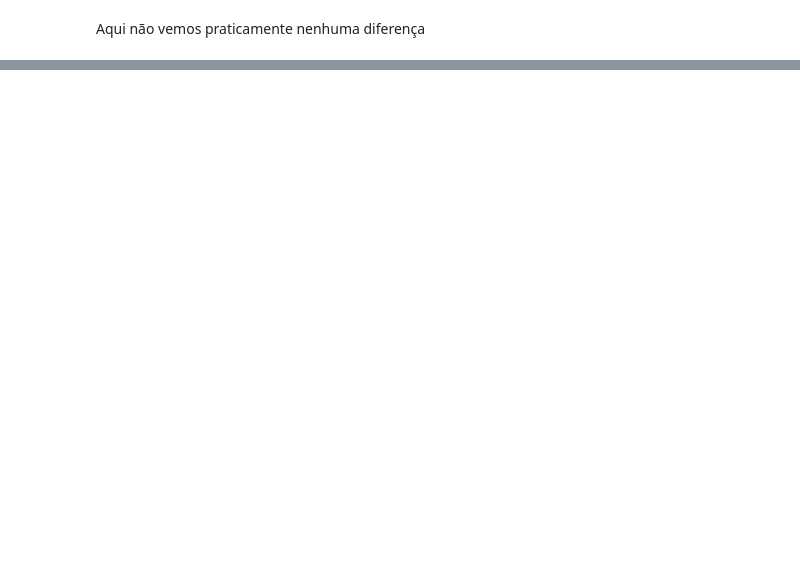
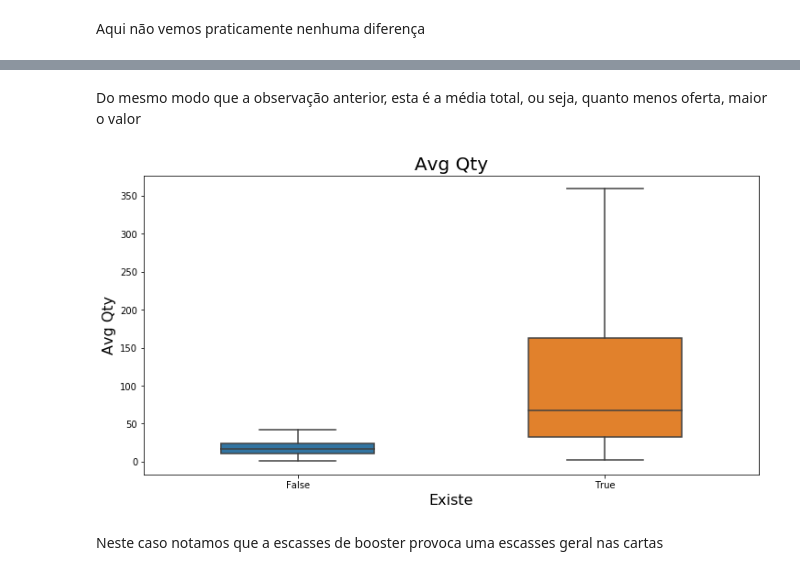
Before and after one commit to Zorug/Steam-Stuff, a Jupyter notebook: Steam_analisando_dados.ipynb, the cells around one changed output, grey strips where cells are left out. Cells and saved outputs as stored; diff of their text form; code cells hidden in the pictures; blank space fills up the shorter version.

```diff
--- a/Steam_analisando_dados.ipynb
+++ b/Steam_analisando_dados.ipynb
@@ -210,0 +186,8 @@ ax
+# %% [markdown]
+Do mesmo modo que a observação anterior, esta é a média total, ou seja, quanto menos oferta, maior o valor
+# %%
+compare_boxplot('Avg Qty')
+# %% [output]
+[figure, added]
+# %% [markdown]
+Neste caso notamos que a escasses de booster provoca uma escasses geral nas cartas
```
Also changed, not shown: parts of 13 cells of this notebook.
